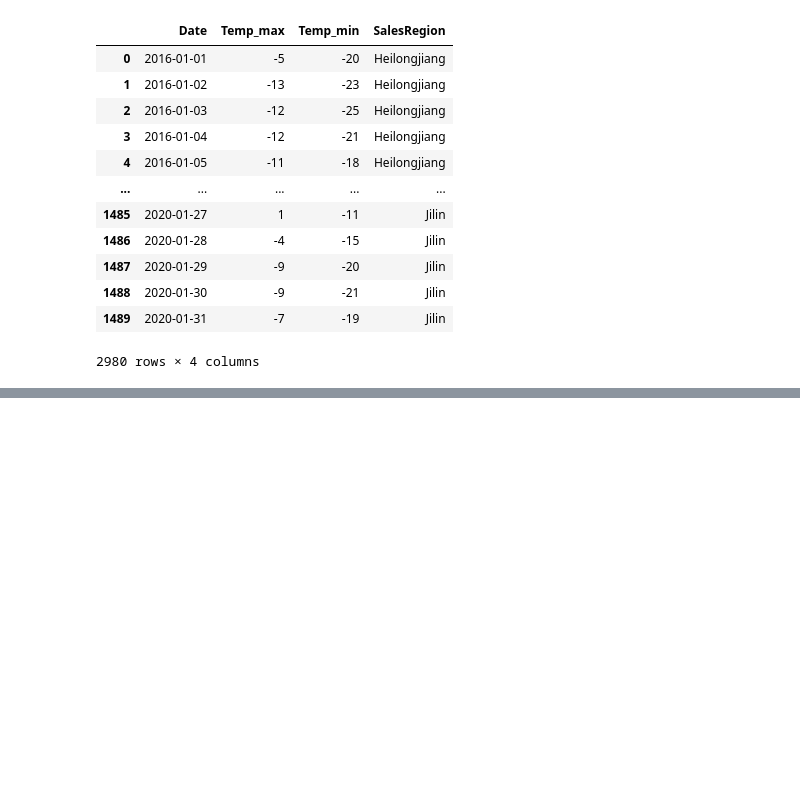
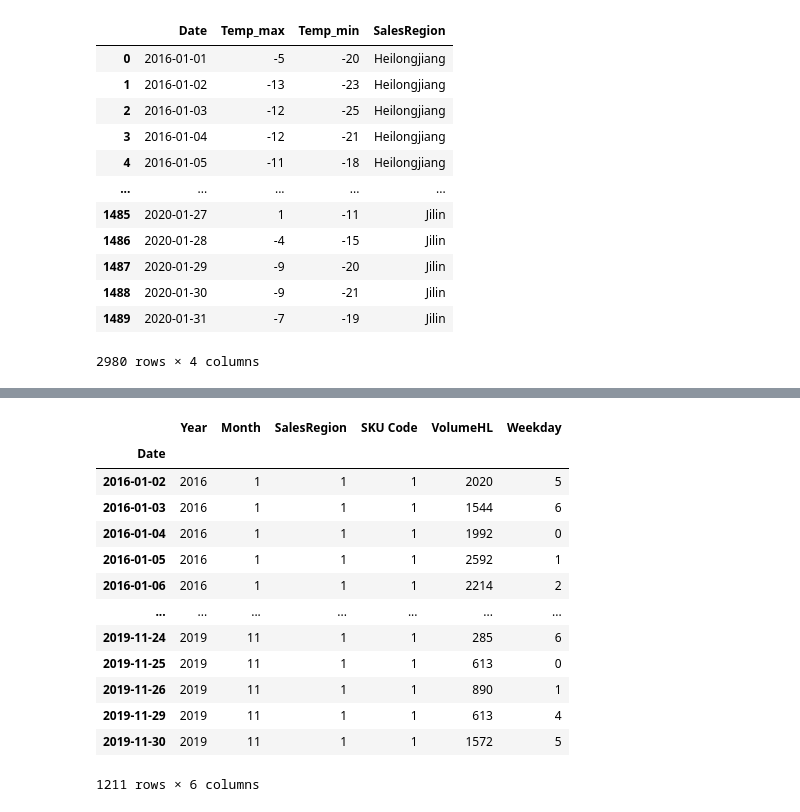
Before and after one commit to sunmingbai/BUD_competition, a Jupyter notebook: Ming/Model1.ipynb, the cells around one changed output, grey strips where cells are left out. Cells and saved outputs as stored; diff of their text form; code cells hidden in the pictures; blank space fills up the shorter version.

```diff
--- a/Ming/Model1.ipynb
+++ b/Ming/Model1.ipynb
@@ -230,0 +353,19 @@ createdataset(totalset, historicalsale, masterdata, commercialplanning,Twotemps
+# %%
+totalseth=totalsetr[totalsetr['SalesRegion']==1]
+totalseth1=totalseth[totalseth['SKU Code']==1]
+totalseth1
+# %% [output]
+|  | Year | Month | SalesRegion | SKU Code | VolumeHL | Weekday |
+| Date |  |  |  |  |  |  |
+| 2016-01-02 | 2016 | 1 | 1 | 1 | 2020 | 5 |
+| 2016-01-03 | 2016 | 1 | 1 | 1 | 1544 | 6 |
+| 2016-01-04 | 2016 | 1 | 1 | 1 | 1992 | 0 |
+| 2016-01-05 | 2016 | 1 | 1 | 1 | 2592 | 1 |
+| 2016-01-06 | 2016 | 1 | 1 | 1 | 2214 | 2 |
+| ... | ... | ... | ... | ... | ... | ... |
+| 2019-11-24 | 2019 | 11 | 1 | 1 | 285 | 6 |
+| 2019-11-25 | 2019 | 11 | 1 | 1 | 613 | 0 |
+| 2019-11-26 | 2019 | 11 | 1 | 1 | 890 | 1 |
+| 2019-11-29 | 2019 | 11 | 1 | 1 | 613 | 4 |
+| 2019-11-30 | 2019 | 11 | 1 | 1 | 1572 | 5 |
+1211 rows × 6 columns
```
Also changed, not shown: parts of 39 cells of this notebook, 1 other file.
